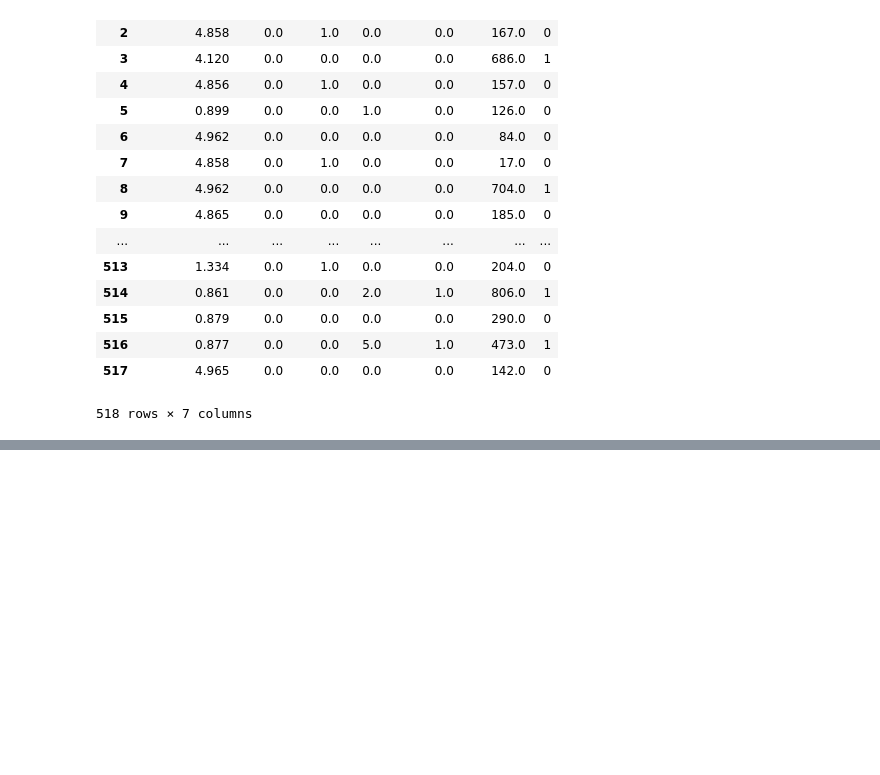
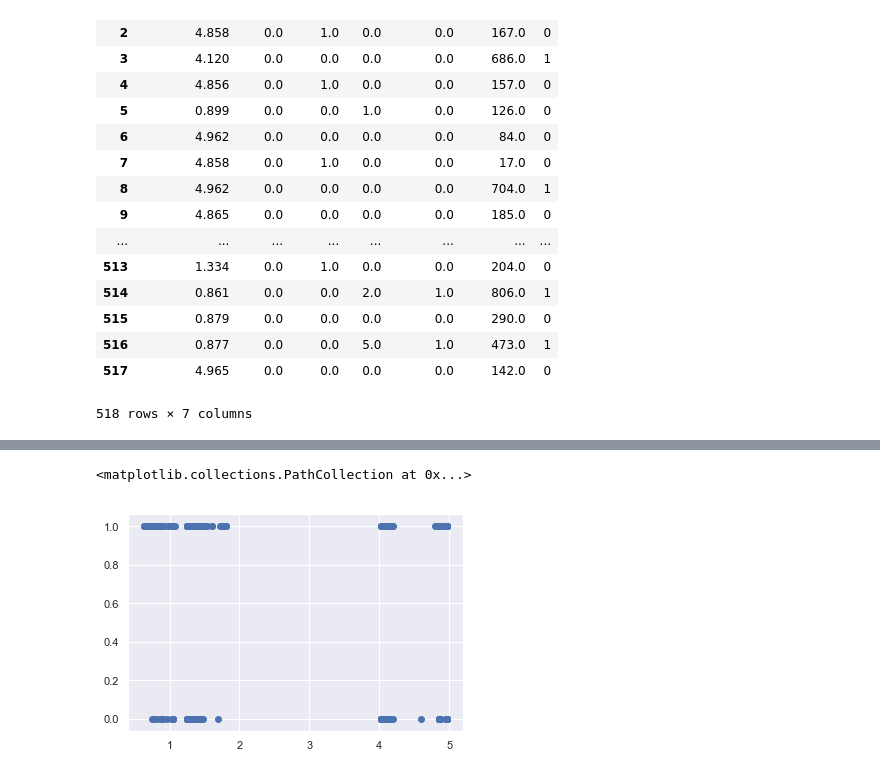
Before and after one commit to praneeth7894/Linear-Regression, a Jupyter notebook: Logistic/V.IMP Logistic Regression.ipynb, the cells around one changed output, grey strips where cells are left out. Cells and saved outputs as stored; diff of their text form; code cells hidden in the pictures; blank space fills up the shorter version.

```diff
--- a/Logistic/V.IMP Logistic Regression.ipynb
+++ b/Logistic/V.IMP Logistic Regression.ipynb
@@ -94,3 +94,8 @@ Logit Regression Results
 |  | coef | std err | z | P>|z| | [0.025 | 0.975] |
 | const | -1.7001 | 0.192 | -8.863 | 0.000 | -2.076 | -1.324 |
 | duration | 0.0051 | 0.001 | 9.159 | 0.000 | 0.004 | 0.006 |
+# %%
+plt.scatter(data['interest_rate'],y)
+# %% [output]
+<matplotlib.collections.PathCollection at 0x...>
+[figure, added]
```
Also changed, not shown: parts of 1 cell of this notebook, 6 other files.
